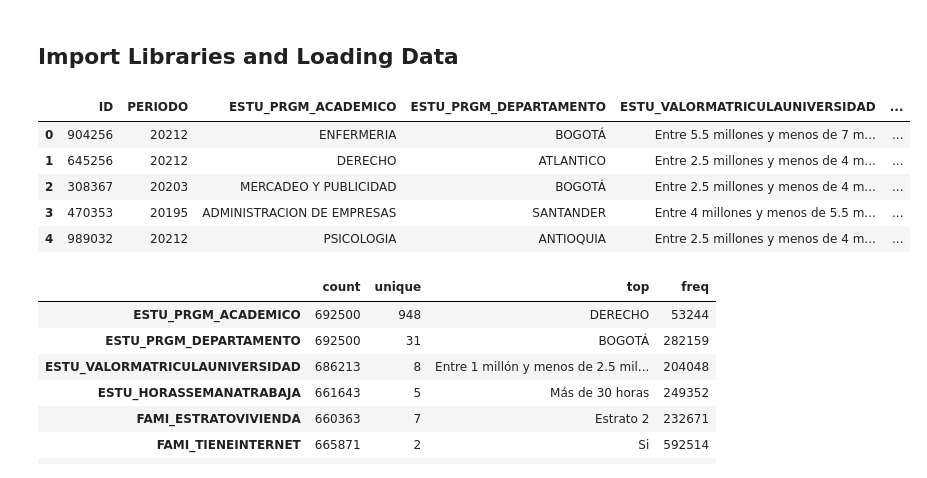
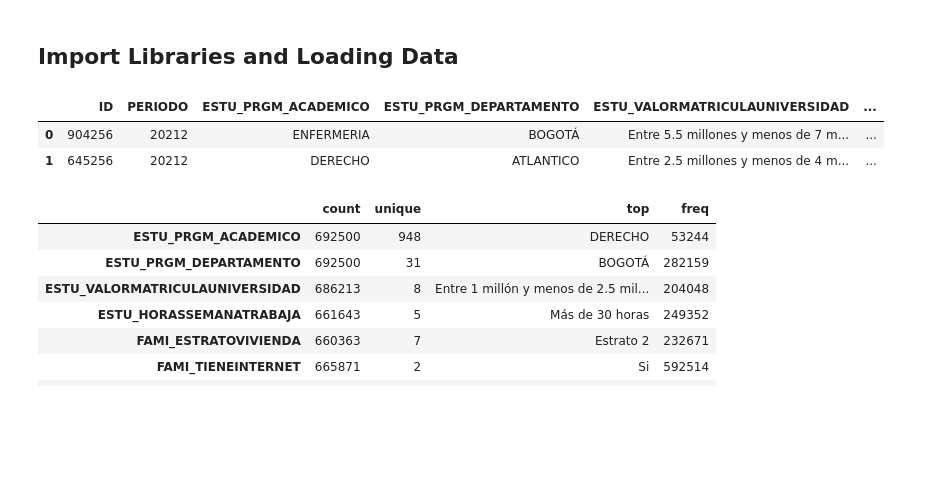
Before and after one commit to itsandregil/saber-pro-prediction, a Jupyter notebook: 02-preprocessing.ipynb, the cells around one changed output. Cells and saved outputs as stored; diff of their text form; code cells hidden in the pictures; blank space fills up the shorter version.

```diff
--- a/02-preprocessing.ipynb
+++ b/02-preprocessing.ipynb
@@ -24,16 +24,13 @@ from sklearn.pipeline import Pipeline
 # %%
 # Load data
 DATA_DIR = "datasets"
 
 df_full = pd.read_csv(f"{DATA_DIR}/train.csv")
-df_full.head()
+df_full.head(2)
 # %% [output]
 |  | ID | PERIODO | ESTU_PRGM_ACADEMICO | ESTU_PRGM_DEPARTAMENTO | ESTU_VALORMATRICULAUNIVERSIDAD | ... |
 | 0 | 904256 | 20212 | ENFERMERIA | BOGOTÁ | Entre 5.5 millones y menos de 7 m... | ... |
 | 1 | 645256 | 20212 | DERECHO | ATLANTICO | Entre 2.5 millones y menos de 4 m... | ... |
-| 2 | 308367 | 20203 | MERCADEO Y PUBLICIDAD | BOGOTÁ | Entre 2.5 millones y menos de 4 m... | ... |
-| 3 | 470353 | 20195 | ADMINISTRACION DE EMPRESAS | SANTANDER | Entre 4 millones y menos de 5.5 m... | ... |
-| 4 | 989032 | 20212 | PSICOLOGIA | ANTIOQUIA | Entre 2.5 millones y menos de 4 m... | ... |
 # %%
 df_full.describe(include="object").T
 # %% [output]
```
Also changed, not shown: parts of 27 cells of this notebook.
